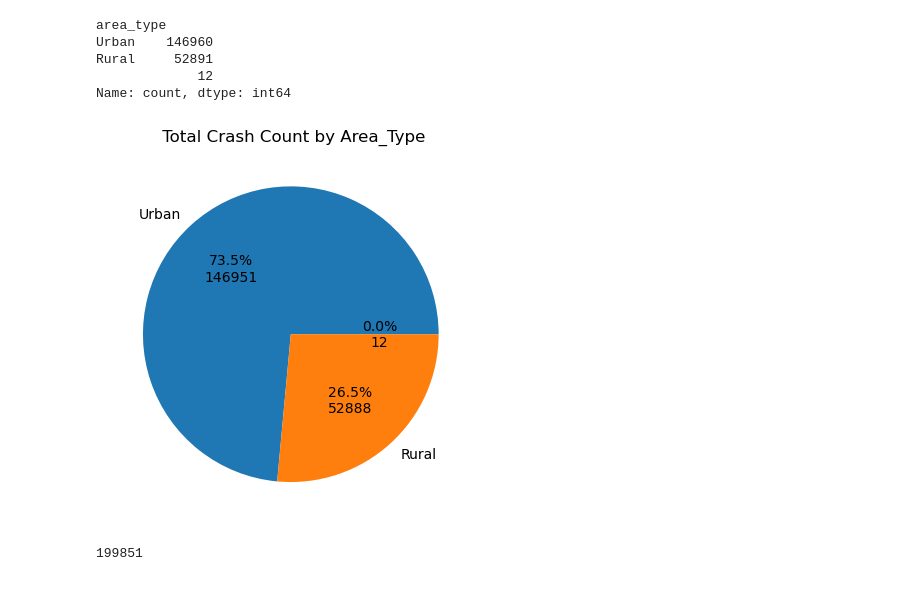
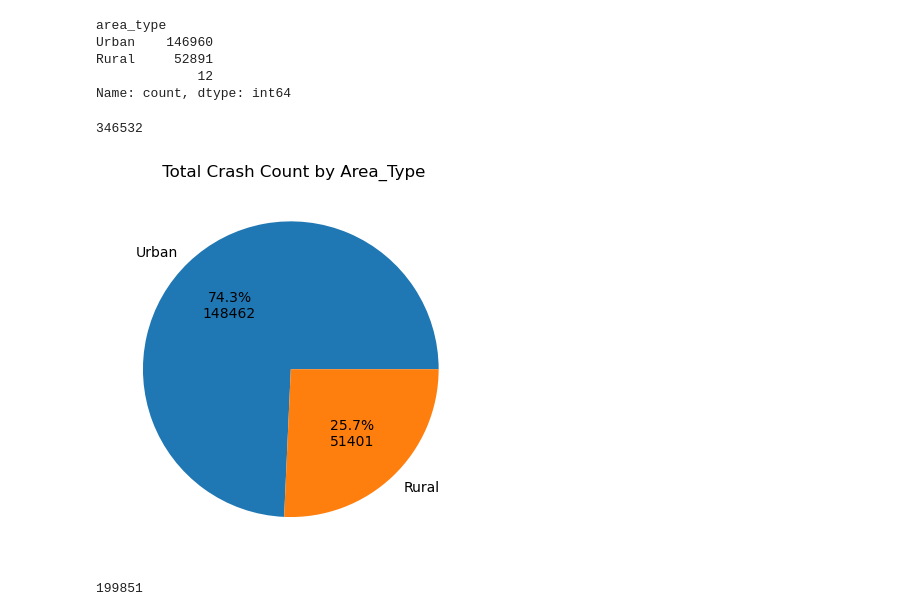
Before and after one commit to Eliab16/VDOT-crash-analysis, a Jupyter notebook: notebooks/VDOT_Analysis.ipynb, the cells around one changed output. Cells and saved outputs as stored; diff of their text form; code cells hidden in the pictures.

```diff
--- a/notebooks/VDOT_Analysis.ipynb
+++ b/notebooks/VDOT_Analysis.ipynb
@@ -124,2 +119,0 @@ crash_data['crash_year']=crash_data['crash_dt'].dt.year
-# %%
-crash_data['crash_month'] = crash_data['crash_dt'].dt.month
@@ -143,0 +144,2 @@ plt.show()
+# %%
+crash_data2.drop(crash_data2[crash_data2['crash_year']==0].index,inplace=True)
@@ -143,0 +156,2 @@ plt.show()
+# %%
+crash_data2.drop(crash_data2[crash_data2['crash_year']==0].index,inplace=True)
@@ -173,6 +189,8 @@ plt.savefig('Frequency_Severity.jpg', format='jpg')
 plt.show()
 # %% [output]
 [figure]
+# %%
+crash_data2.drop(crash_data2[crash_data2['area_type']==""].index,inplace=True)
 # %%
 2.Total Crash Count based on Area Type
 # %%
@@ -188,11 +206,15 @@ total = crash_data[crash_data['area_type']!='']['area_type'].value_counts().valu
+# %%
+total
+# %% [output]
+346532
 # %%
 
-total = crash_data[crash_data['area_type']!='']['area_type'].value_counts().values.sum()
+total = crash_data[crash_data2['area_type']!='']['area_type'].value_counts().values.sum()
 def fmt(x):
     return '{:.1f}%\n{:.0f}'.format(x, total*x/100)
 
-plt.pie(crash_data['area_type'].value_counts().values, labels=crash_data['area_type'].value_counts().index, autopct=fmt)
+plt.pie(crash_data2['area_type'].value_counts().values, labels=crash_data2['area_type'].value_counts().index, autopct=fmt)
 plt.title(' Total Crash Count by Area_Type')
 plt.savefig('Area_Type.jpg', format='jpg')
 # %% [output]
-[figure, old version]
+[figure, new version]
```
Also changed, not shown: parts of 47 cells of this notebook.
